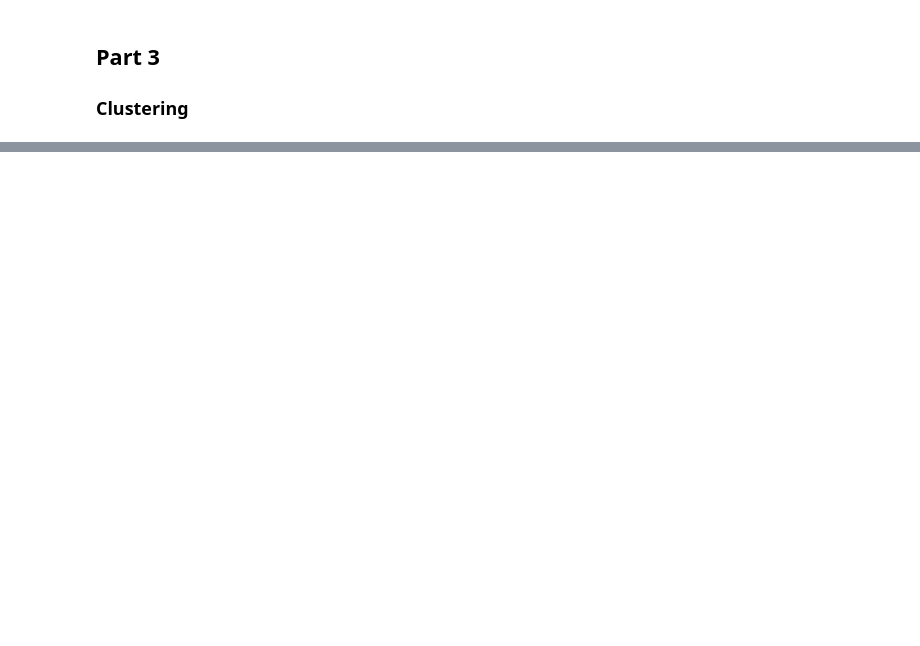
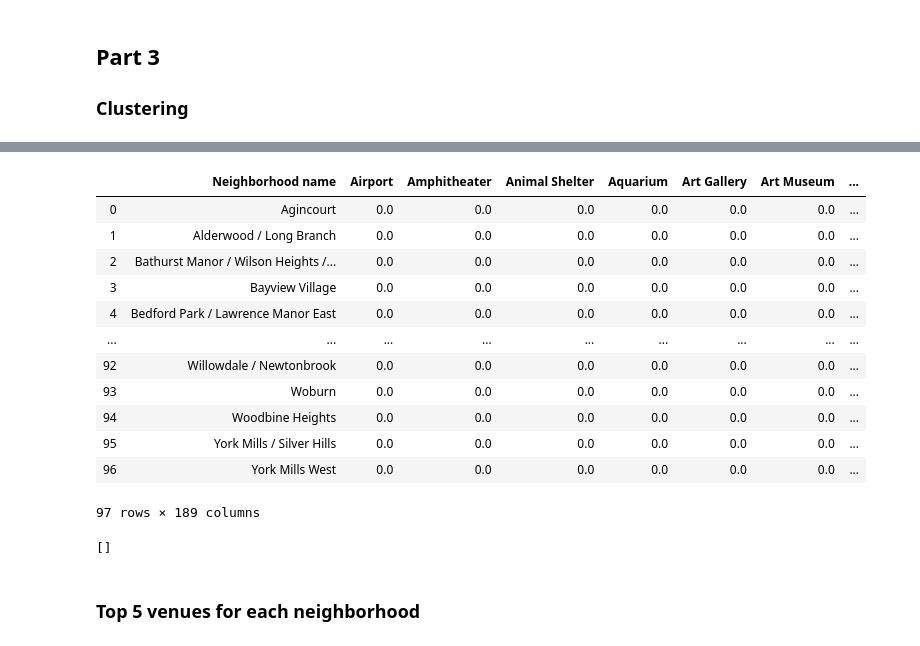
Before and after one commit to Donram/Coursera_Capstone, a Jupyter notebook: IBM-Capstone.ipynb, the cells around one changed output, grey strips where cells are left out. Drawn from its saved outputs; the diff is of its cells as text; code cells hidden in the pictures; blank space fills up the shorter version.

```diff
--- a/IBM-Capstone.ipynb
+++ b/IBM-Capstone.ipynb
@@ -245,0 +339,11 @@ toronto_map
+# %%
+df.loc[22, 'Latitude'] = willowdale_mean_lat
+df.loc[22, 'Longitude'] = willowdale_mean_lon
+
+df.loc[26, 'Latitude'] = don_mills_mean_lat
+df.loc[26, 'Longitude'] = don_mills_mean_lon
+
+df.loc[30, 'Latitude'] = downsview_mean_lat
+df.loc[30, 'Longitude'] = downsview_mean_lon
+
+df.reset_index(inplace=True, drop=True)
@@ -245,0 +409,4 @@ toronto_map
+# %%
+toronto_venues = getNearbyVenues(names=df['Neighborhood'],
+                                   latitudes=df['Latitude'],
+                                   longitudes=df['Longitude'])
@@ -245,0 +442,7 @@ toronto_map
+# %%
+toronto_venues.loc[toronto_venues['Venue Category'] == 'Coffee shop', 'Venue Category'] = 'Café'
+toronto_venues.loc[toronto_venues['Venue Category'] == 'Café', 'Venue Category'] = 'Cafe'
+toronto_venues.loc[toronto_venues['Venue Category'].str.contains("Restaurant"), 'Venue Category'] = 'Restaurant'
+toronto_venues.loc[toronto_venues['Venue Category'].str.contains("Store"), 'Venue Category'] = 'Store'
+toronto_venues.loc[toronto_venues['Venue Category'].str.contains("Club"), 'Venue Category'] = 'Club'
+toronto_venues.loc[toronto_venues['Venue Category'].str.contains("Shop"), 'Venue Category'] = 'Shop'
@@ -245,0 +493,8 @@ toronto_map
+# %%
+# one hot encoding
+toronto_onehot = pd.get_dummies(toronto_venues[['Venue Category']], prefix="", prefix_sep="")
+
+# add neighborhood column back to dataframe
+toronto_onehot.insert(0, 'Neighborhood name', toronto_venues['Neighborhood'] )
+
+toronto_onehot.head()
@@ -245,0 +509,17 @@ toronto_map
+# %%
+toronto_grouped = toronto_onehot.groupby('Neighborhood name').mean().reset_index()
+toronto_grouped
+# %% [output]
+|  | Neighborhood name | Airport | Amphitheater | Animal Shelter | Aquarium | Art Gallery | Art Museum | ... |
+| 0 | Agincourt | 0.0 | 0.0 | 0.0 | 0.0 | 0.0 | 0.0 | ... |
+| 1 | Alderwood / Long Branch | 0.0 | 0.0 | 0.0 | 0.0 | 0.0 | 0.0 | ... |
+| 2 | Bathurst Manor / Wilson Heights /... | 0.0 | 0.0 | 0.0 | 0.0 | 0.0 | 0.0 | ... |
+| 3 | Bayview Village | 0.0 | 0.0 | 0.0 | 0.0 | 0.0 | 0.0 | ... |
+| 4 | Bedford Park / Lawrence Manor East | 0.0 | 0.0 | 0.0 | 0.0 | 0.0 | 0.0 | ... |
+| ... | ... | ... | ... | ... | ... | ... | ... | ... |
+| 92 | Willowdale / Newtonbrook | 0.0 | 0.0 | 0.0 | 0.0 | 0.0 | 0.0 | ... |
+| 93 | Woburn | 0.0 | 0.0 | 0.0 | 0.0 | 0.0 | 0.0 | ... |
+| 94 | Woodbine Heights | 0.0 | 0.0 | 0.0 | 0.0 | 0.0 | 0.0 | ... |
+| 95 | York Mills / Silver Hills | 0.0 | 0.0 | 0.0 | 0.0 | 0.0 | 0.0 | ... |
+| 96 | York Mills West | 0.0 | 0.0 | 0.0 | 0.0 | 0.0 | 0.0 | ... |
+97 rows × 189 columns
@@ -245,0 +529,4 @@ toronto_map
+# %%
+list(set(arr_2) - set(arr_1))
+# %% [output]
+[]
@@ -245,0 +536,2 @@ toronto_map
+# %% [markdown]
+### Top 5 venues for each neighborhood
```
Also changed, not shown: parts of 57 cells of this notebook, 2 other files.
